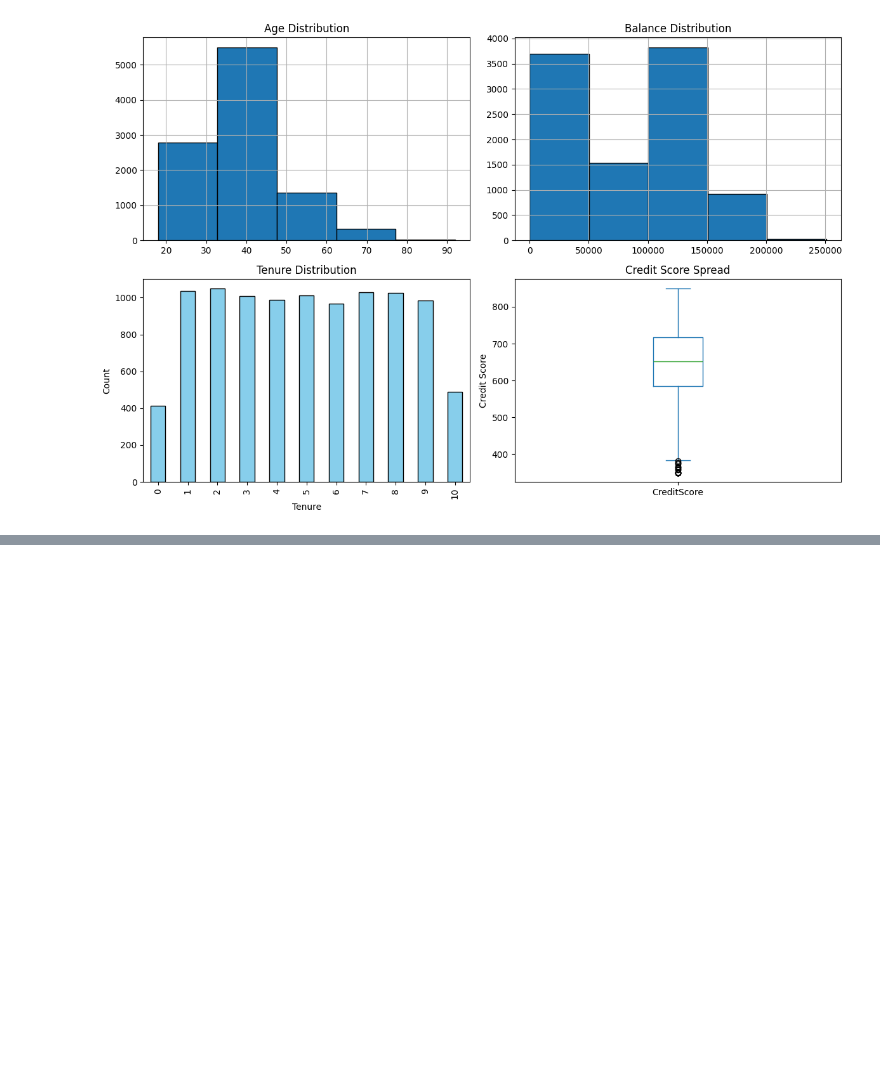
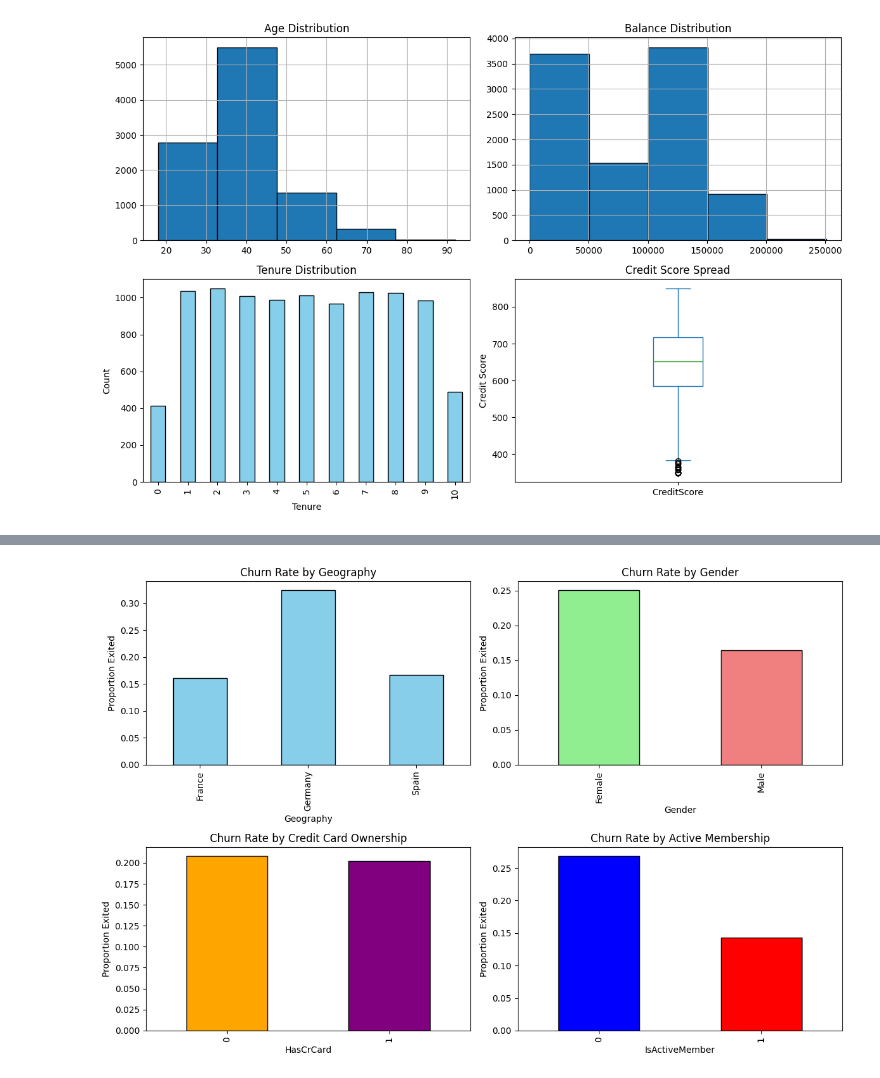
Before and after one commit to Mausam-tech/Banking_Churn_Predection, a Jupyter notebook: banking_churn.ipynb, the cells around one changed output, grey strips where cells are left out. Cells and saved outputs as stored; diff of their text form; code cells hidden in the pictures; blank space fills up the shorter version.

```diff
--- a/banking_churn.ipynb
+++ b/banking_churn.ipynb
@@ -169,0 +204,32 @@ plt.show()
+# %%
+
+fig, axes = plt.subplots(2, 2, figsize=(12, 8))  # 2 rows × 2 columns
+
+# 1. Geography vs Exited (churn rate per country)
+geo_rate = df.groupby('Geography')['Exited'].mean()
+geo_rate.plot(kind='bar', ax=axes[0,0], color='skyblue', edgecolor='black')
+axes[0,0].set_title("Churn Rate by Geography")
+axes[0,0].set_ylabel("Proportion Exited")
+
+# 2. Gender vs Exited (churn rate male vs female)
+gender_rate = df.groupby('Gender')['Exited'].mean()
+gender_rate.plot(kind='bar', ax=axes[0,1], color=['lightgreen','lightcoral'], edgecolor='black')
+axes[0,1].set_title("Churn Rate by Gender")
+axes[0,1].set_ylabel("Proportion Exited")
+
+# 3. HasCrCard vs Exited (churn rate with/without credit card)
+card_rate = df.groupby('HasCrCard')['Exited'].mean()
+card_rate.plot(kind='bar', ax=axes[1,0], color=['orange','purple'], edgecolor='black')
+axes[1,0].set_title("Churn Rate by Credit Card Ownership")
+axes[1,0].set_ylabel("Proportion Exited")
+
+# 4. IsActiveMember vs Exited (churn rate active vs inactive)
+active_rate = df.groupby('IsActiveMember')['Exited'].mean()
+active_rate.plot(kind='bar', ax=axes[1,1], color=['blue','red'], edgecolor='black')
+axes[1,1].set_title("Churn Rate by Active Membership")
+axes[1,1].set_ylabel("Proportion Exited")
+
+plt.tight_layout()
+plt.show()
+# %% [output]
+[figure, added]
```
Also changed, not shown: parts of 8 cells of this notebook.
